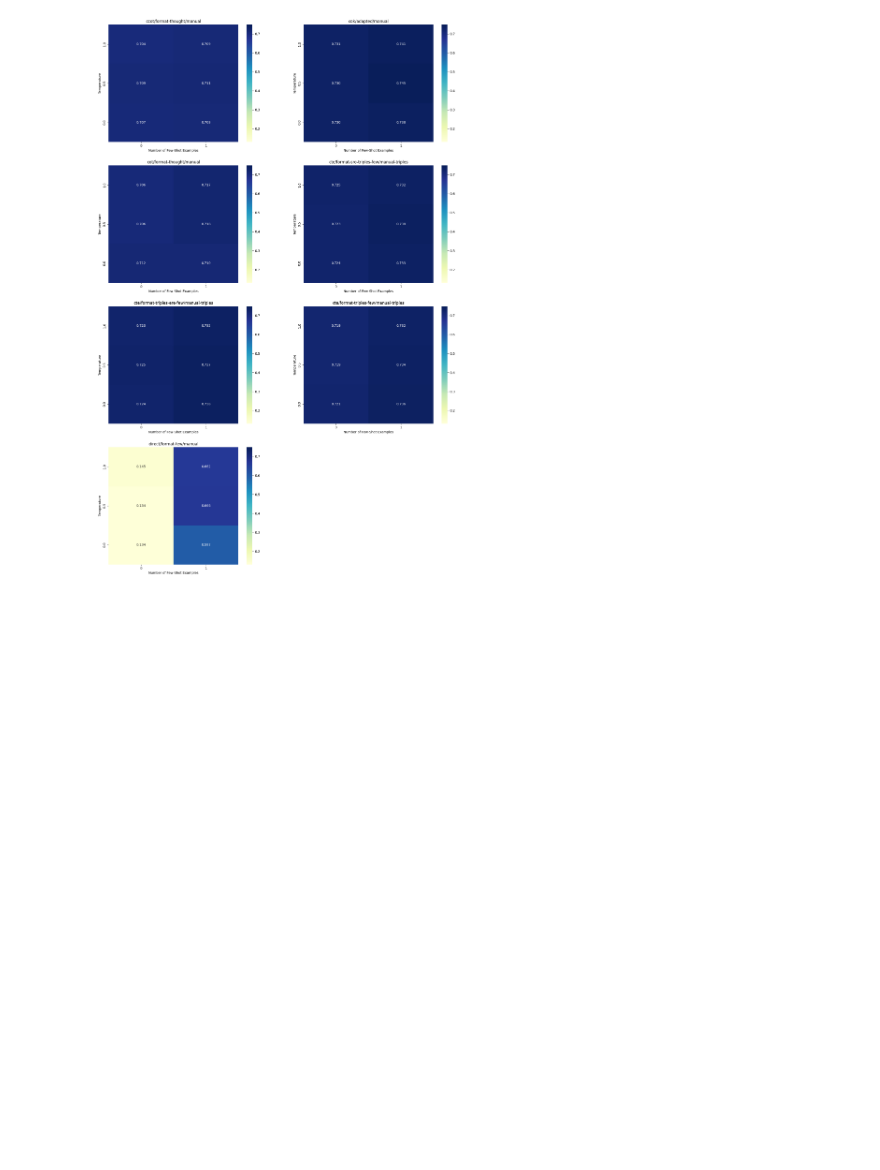
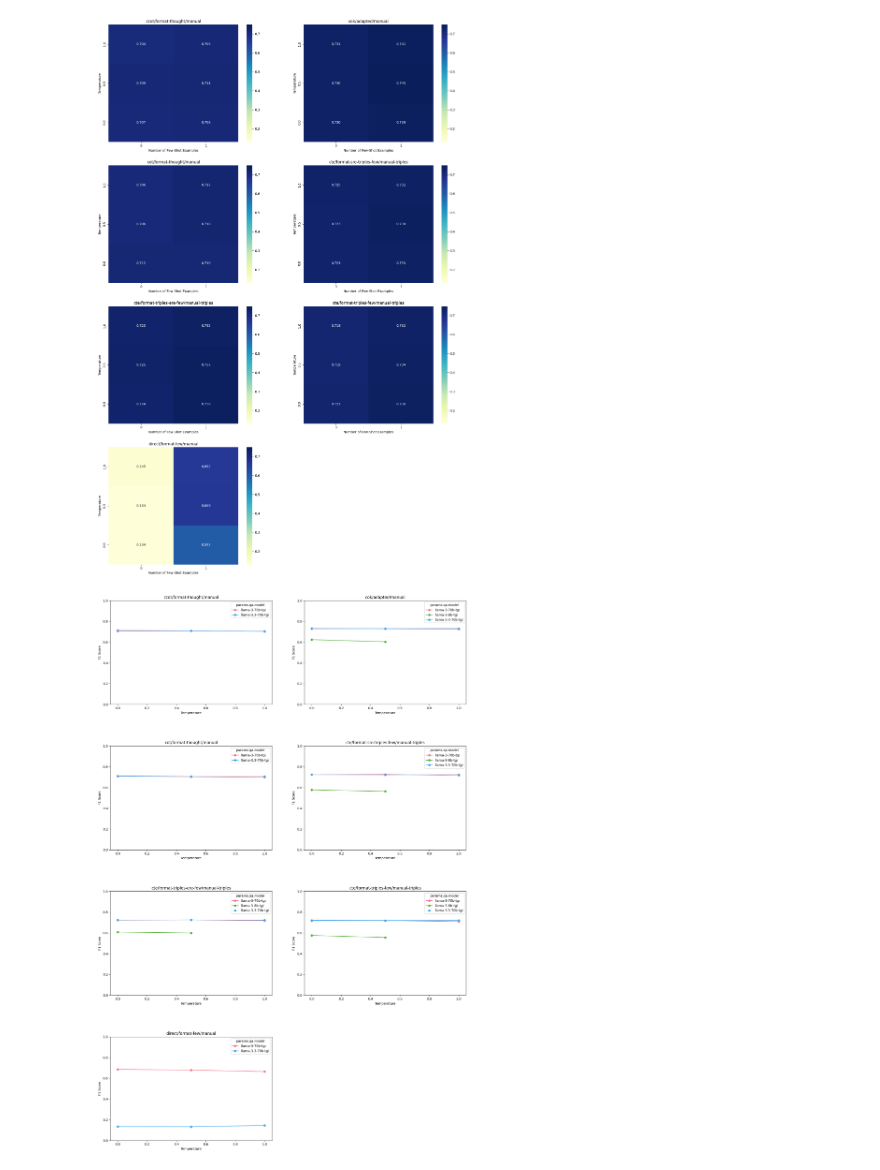
Before and after one commit to bdsaglam/pipeline-mhqa-manual, a Jupyter notebook: nbs/musique-full-manual-new/visualize.ipynb, the cells around one changed output. Cells and saved outputs as stored; diff of their text form; code cells hidden in the pictures; blank space fills up the shorter version.

Commit message:
visualize

```diff
--- a/nbs/musique-full-manual-new/visualize.ipynb
+++ b/nbs/musique-full-manual-new/visualize.ipynb
@@ -147,3 +147,46 @@ model = 'llama-3.3-70b-tgi'
 plot_heatmap(df[df["params.qa.model"] == model], "metrics.f1")
 # %% [output]
 [figure]
+# %%
+def compare_models_grid(df):
+    instructions = df["instruction"].unique()
+    models = df["params.qa.model"].unique()
+    n = len(instructions)
+    n_cols = 2
+    n_rows = (n + n_cols - 1) // n_cols
+
+    fig, axes = plt.subplots(n_rows, n_cols, figsize=(n_cols * 8, n_rows * 6))
+
+    # Define a color palette and map each model to a specific color
+    palette = sns.color_palette("husl", len(models))
+    model_colors = dict(zip(models, palette))
+
+    for ax, instruction in zip(axes.flatten(), instructions):
+        subset_df = df[df["instruction"] == instruction]
+        pivot_table = subset_df.pivot_table(
+            values="metrics.f1",
+            index="params.qa.temperature",
+            columns="params.qa.model",
+            aggfunc="mean",
+        )
+        pivot_table.plot(
+            title=f"{instruction}",
+            xlabel="Temperature",
+            ylabel="F1 Score",
+            style="o-",
+            ax=ax,
+            color=[model_colors[model] for model in pivot_table.columns]
+        )
+        ax.set_ylim(0, 1)  # Set y-axis limits
+
+    # Remove any empty subplots
+    for ax in axes.flatten()[n:]:
+        fig.delaxes(ax)
+
+    plt.tight_layout()
+    plt.subplots_adjust(wspace=0.2, hspace=0.4)  # Add padding between plots
+    plt.show()
+# %%
+compare_models_grid(df[df['params.qa.n_shot']==0])
+# %% [output]
+[figure, added]
```
Also changed, not shown: parts of 1 cell of this notebook.
